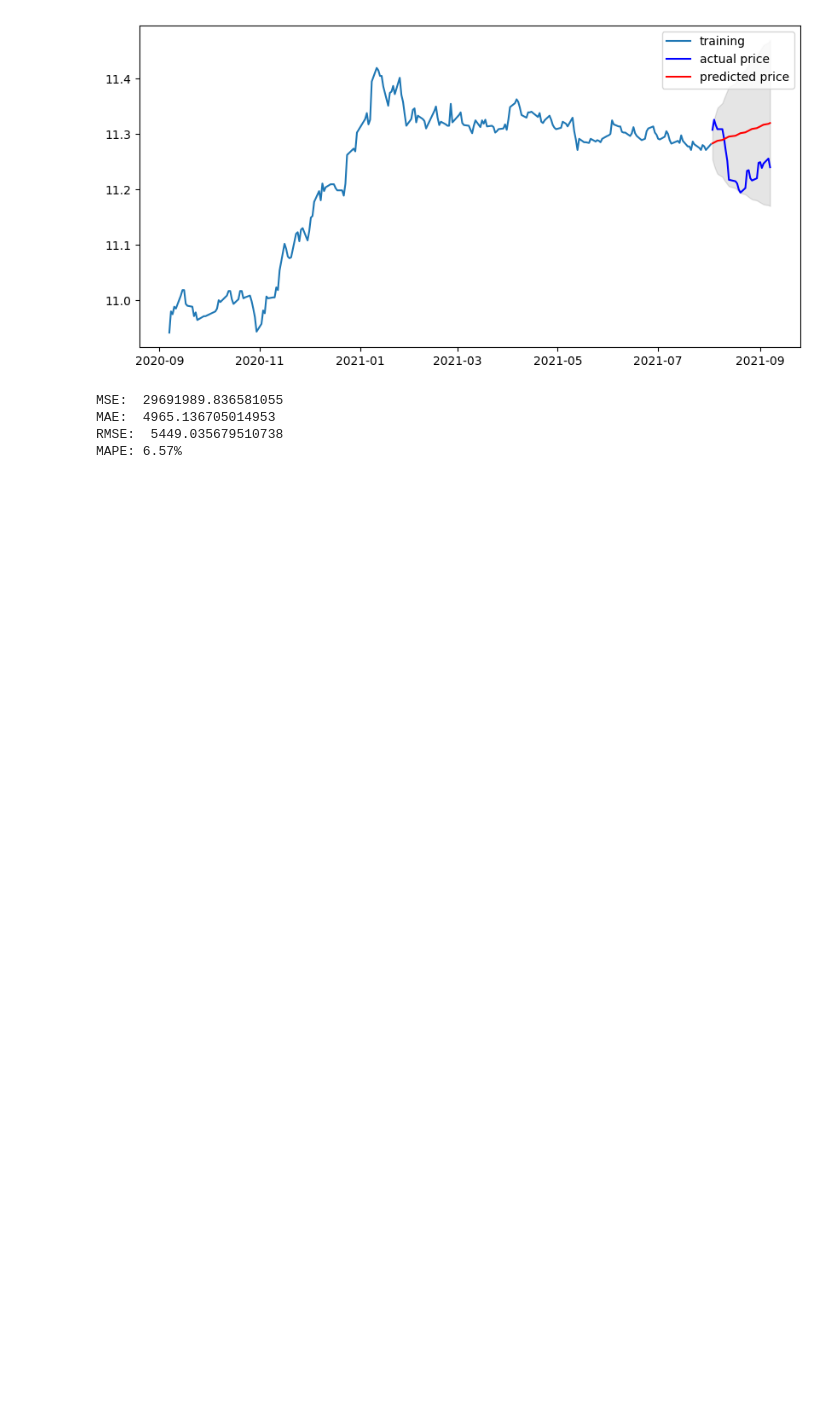
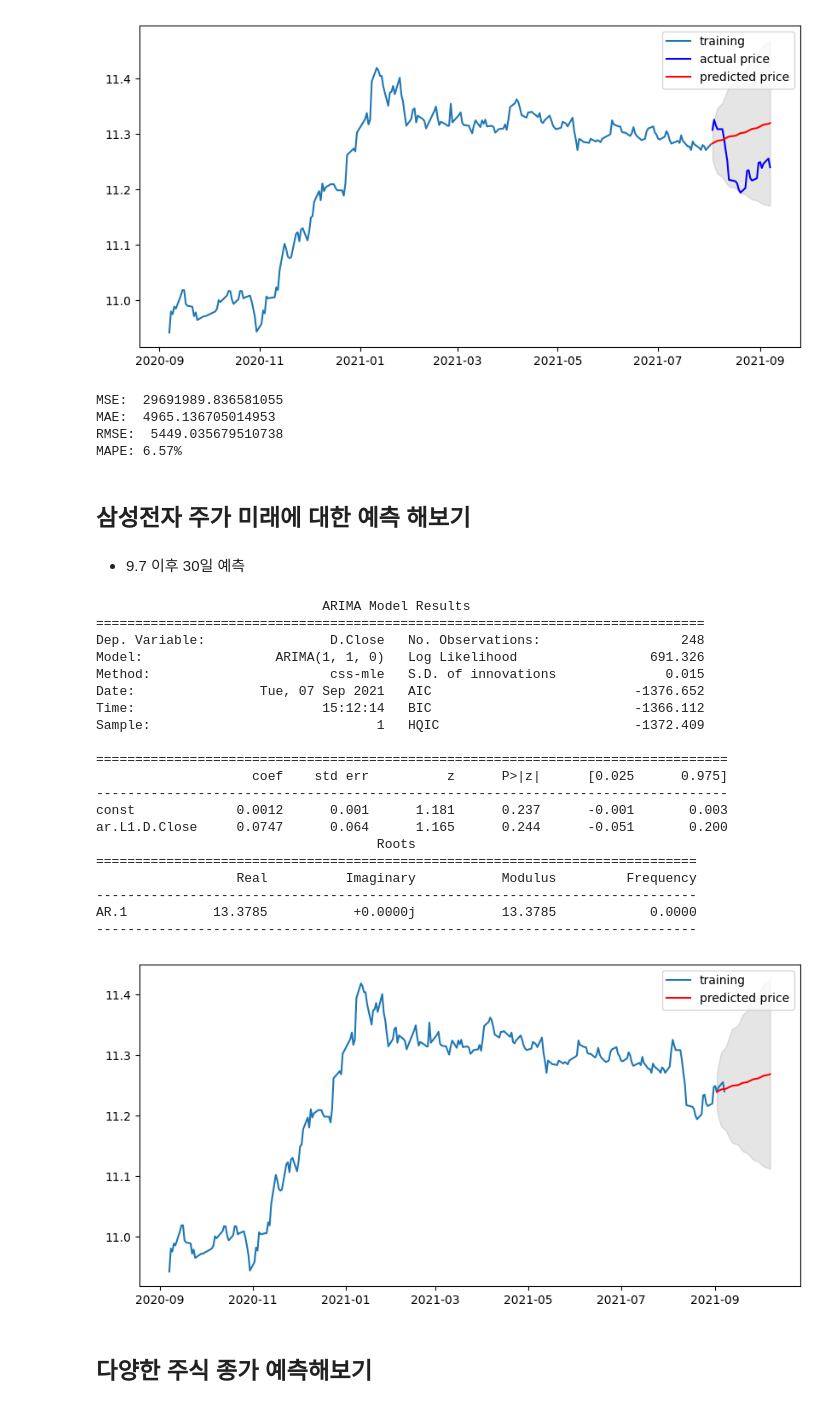
Before and after one commit to minji2744/AIFFEL, a Jupyter notebook: E14/E14.ipynb, the cells around one changed output. Saved outputs shown, nothing was run; the diff lists cells and outputs as text; code cells hidden in the pictures; blank space fills up the shorter version.

```diff
--- a/E14/E14.ipynb
+++ b/E14/E14.ipynb
@@ -157,7 +166,7 @@ plot_rolling_statistics(residual)
 # %% [output]
 [figure]
 # %%
-train_data, test_data = ts_log[:int(len(ts_log)*0.9)], ts_log[int(len(ts_log)*0.9):]
+train_data, test_data = ts_log[:-25], ts_log[-25:]
 plt.figure(figsize=(10,6))
 plt.grid(True)
 plt.plot(ts_log, c='r', label='training dataset')  # train_data를 적용하면 그래프가 끊어져 보이므로 자연스러운 연출을 위해 ts_log를 선택
@@ -292,3 +283,54 @@ MSE:  29691989.836581055
 MAE:  4965.136705014953
 RMSE:  5449.035679510738
 MAPE: 6.57%
+# %% [markdown]
+## 삼성전자 주가 미래에 대한 예측 해보기
+# %% [markdown]
+- 9.7 이후 30일 예측
+# %%
+from datetime import timedelta
+
+# Build Model
+model = ARIMA(ts_log, order=(1, 1, 0))
+fitted_m = model.fit(disp=-1)
+print(fitted_m.summary())
+
+# Forecast : 결과가 fc에 담깁니다.
+fc, se, conf = fitted_m.forecast(25, alpha=0.05)  # 95% conf
+
+# Make as pandas series
+fc_series = pd.Series(fc, index=test_data.index + timedelta(days=30))   # 예측결과
+lower_series = pd.Series(conf[:, 0], index=test_data.index+ timedelta(days=30))  # 예측결과의 하한 바운드
+upper_series = pd.Series(conf[:, 1], index=test_data.index+ timedelta(days=30))  # 예측결과의 상한 바운드
+
+# Plot
+plt.figure(figsize=(10,5), dpi=100)
+plt.plot(ts_log, label='training')
+plt.plot(fc_series, c='r',label='predicted price')
+plt.fill_between(lower_series.index, lower_series, upper_series, color='k', alpha=.10)
+plt.legend()
+plt.show()
+# %% [output]
+                             ARIMA Model Results
+==============================================================================
+Dep. Variable:                D.Close   No. Observations:                  248
+Model:                 ARIMA(1, 1, 0)   Log Likelihood                 691.326
+Method:                       css-mle   S.D. of innovations              0.015
+Date:                Tue, 07 Sep 2021   AIC                          -1376.652
+Time:                        15:12:14   BIC                          -1366.112
+Sample:                             1   HQIC                         -1372.409
+
+=================================================================================
+                    coef    std err          z      P>|z|      [0.025      0.975]
+---------------------------------------------------------------------------------
+const             0.0012      0.001      1.181      0.237      -0.001       0.003
+ar.L1.D.Close     0.0747      0.064      1.165      0.244      -0.051       0.200
+                                    Roots
+=============================================================================
+                  Real          Imaginary           Modulus         Frequency
+-----------------------------------------------------------------------------
+AR.1           13.3785           +0.0000j           13.3785            0.0000
+-----------------------------------------------------------------------------
+[figure, added]
+# %% [markdown]
+## 다양한 주식 종가 예측해보기
```
Also changed, not shown: parts of 12 cells of this notebook.
